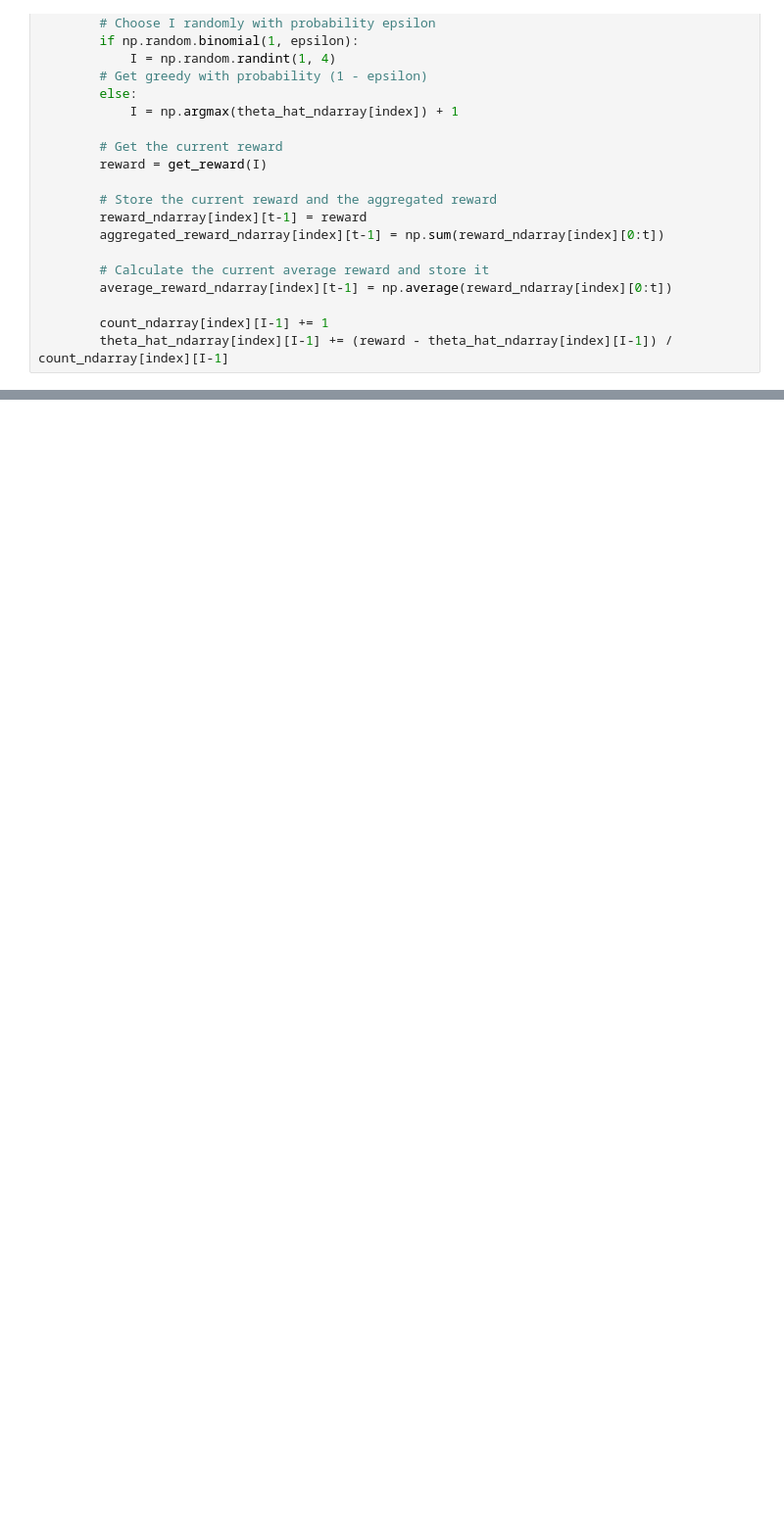
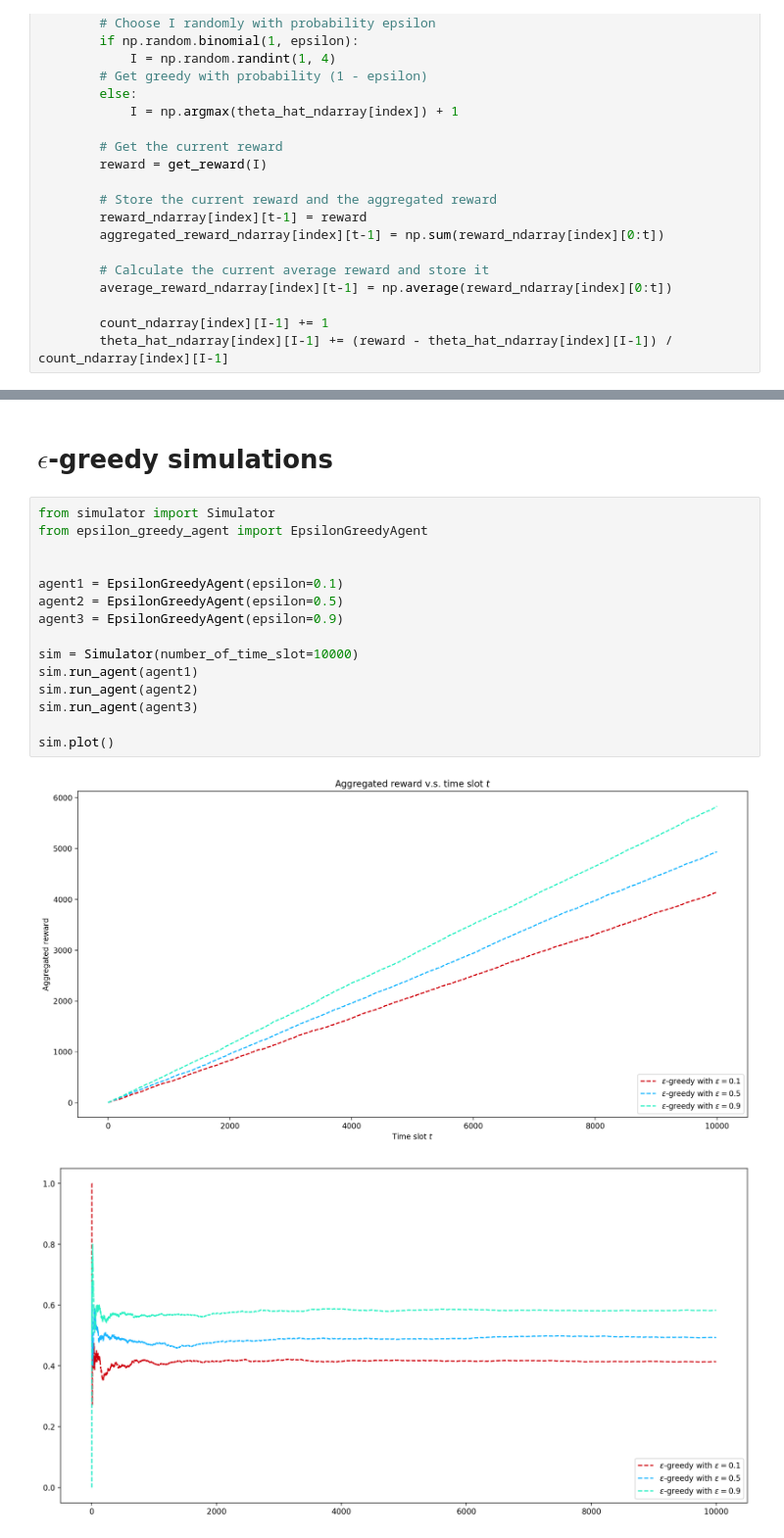
Before and after one commit to WinDerek/awesome-multi-armed-bandit, a Jupyter notebook: bandit_project/three_armed_bandit.ipynb, the cells around one changed output, grey strips where cells are left out. Shown at 98% size. Drawn from its saved outputs; the diff is of its cells as text; blank space fills up the shorter version.

```diff
--- a/bandit_project/three_armed_bandit.ipynb
+++ b/bandit_project/three_armed_bandit.ipynb
@@ -100,0 +96,20 @@ plt.show()
+# %% [markdown]
+# $\epsilon$-greedy simulations
+# %%
+from simulator import Simulator
+from epsilon_greedy_agent import EpsilonGreedyAgent
+
+
+agent1 = EpsilonGreedyAgent(epsilon=0.1)
+agent2 = EpsilonGreedyAgent(epsilon=0.5)
+agent3 = EpsilonGreedyAgent(epsilon=0.9)
+
+sim = Simulator(number_of_time_slot=10000)
+sim.run_agent(agent1)
+sim.run_agent(agent2)
+sim.run_agent(agent3)
+
+sim.plot()
+# %% [output]
+[figure, added]
+[figure, added]
```
Also changed, not shown: parts of 6 cells of this notebook, 8 other files.
